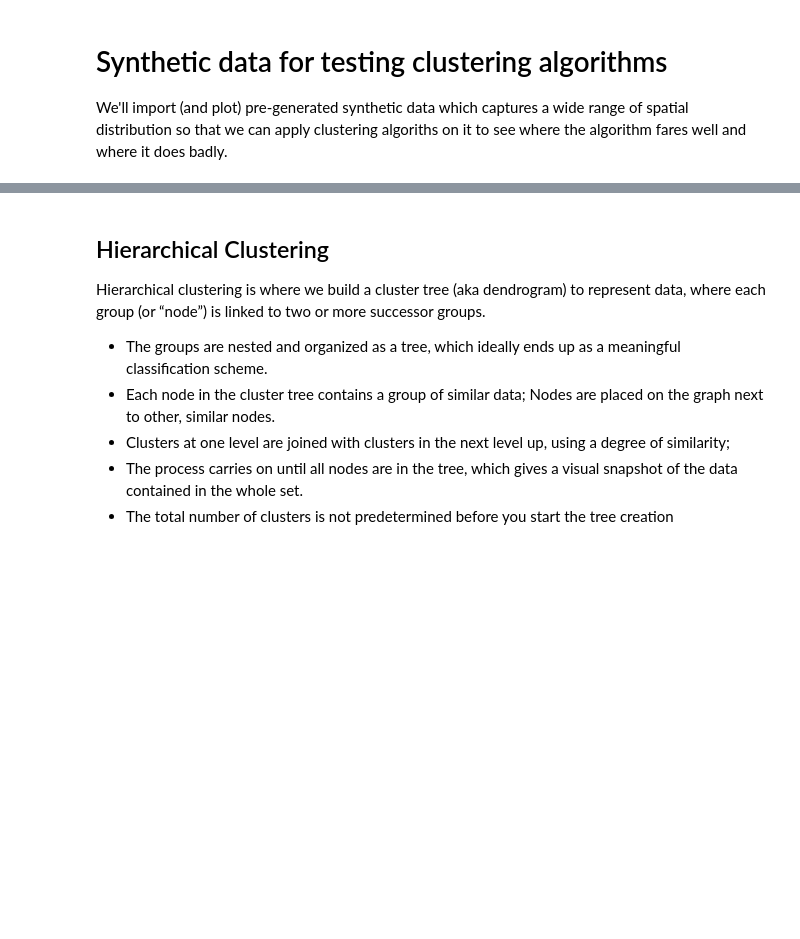
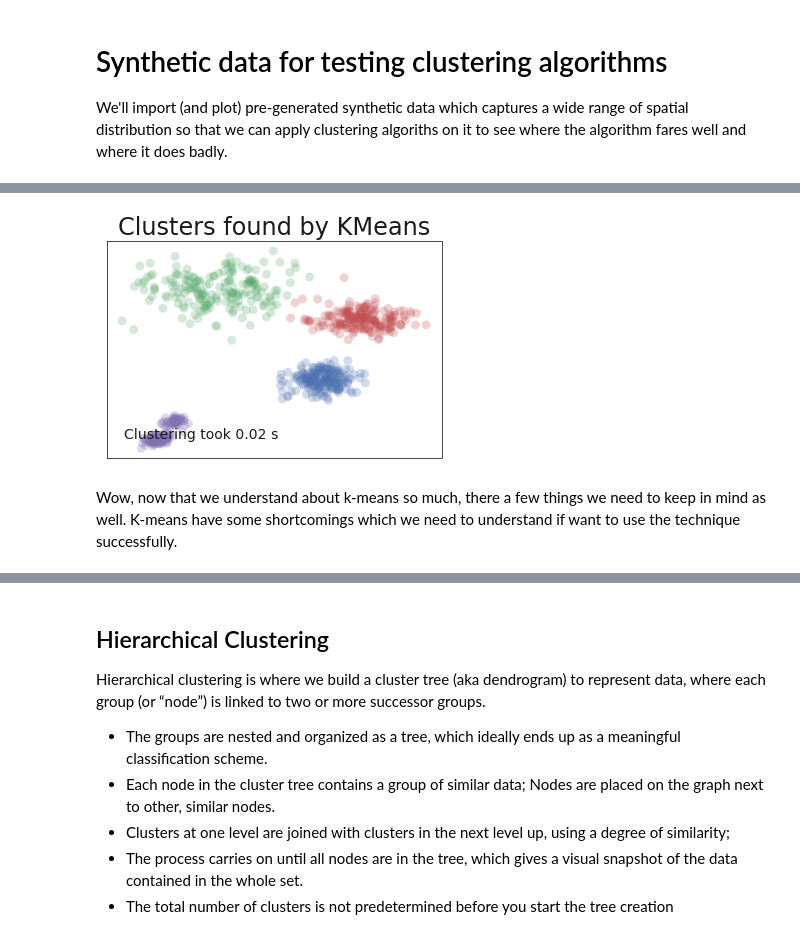
Before and after one commit to commit-live-students/clustering_in_class, a Jupyter notebook: notebooks/clustering_slides.ipynb, the cells around one changed output, grey strips where cells are left out. Saved outputs shown, nothing was run; the diff lists cells and outputs as text; code cells hidden in the pictures; blank space fills up the shorter version.

```diff
--- a/notebooks/clustering_slides.ipynb
+++ b/notebooks/clustering_slides.ipynb
@@ -396,0 +293,6 @@ plot_clusters(data, cluster.KMeans, (), {'n_clusters':6})
+# %%
+plot_clusters(X2, cluster.KMeans, (), {'n_clusters':4})
+# %% [output]
+[figure, added]
+# %% [markdown]
+Wow, now that we understand about k-means so much, there a few things we need to keep in mind as well. K-means have some shortcomings which we need to understand if want to use the technique successfully.
```
Also changed, not shown: parts of 49 cells of this notebook, 1 other file.
